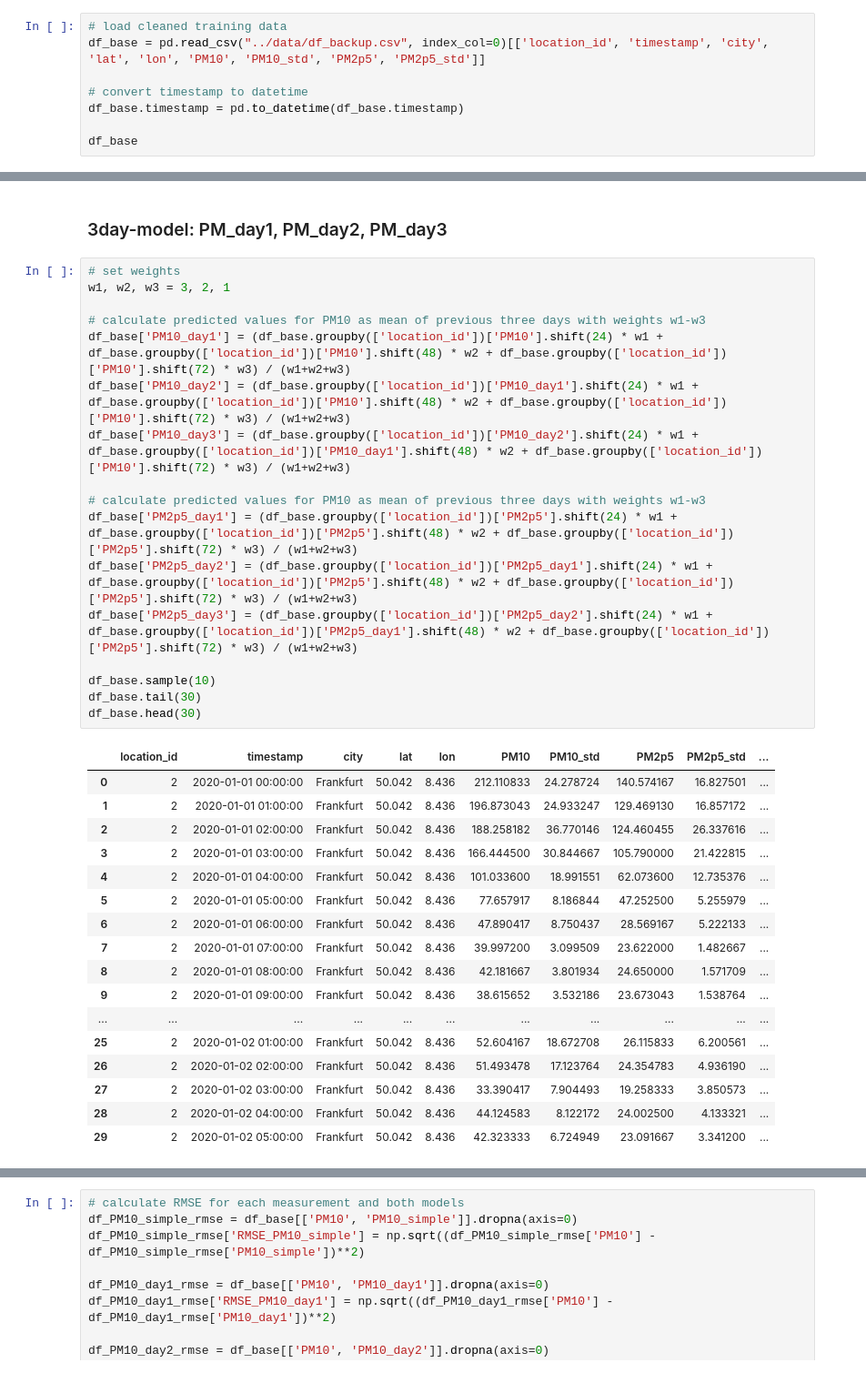
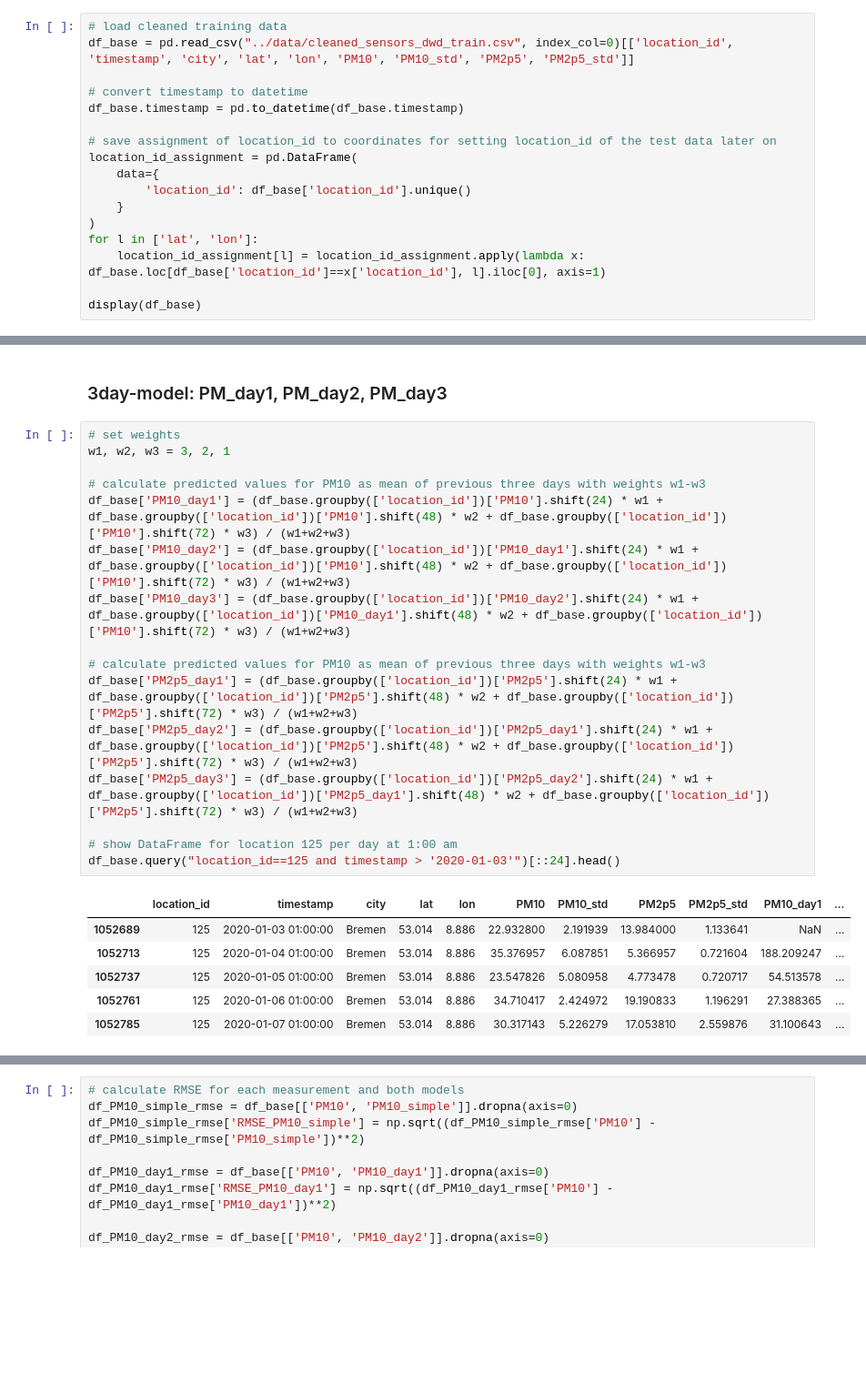
Before and after one commit to j-herbig/air-pollution, a Jupyter notebook: notebooks/baseline.ipynb, the cells around one changed output, grey strips where cells are left out. Shown at 91% size. Saved outputs shown, nothing was run; the diff lists cells and outputs as text; blank space fills up the shorter version.

```diff
--- a/notebooks/baseline.ipynb
+++ b/notebooks/baseline.ipynb
@@ -37,11 +36,20 @@ For testing which baseline model ist best we'll use the whole cleaned training d
 # %%
 # load cleaned training data
-df_base = pd.read_csv("../data/df_backup.csv", index_col=0)[['location_id', 'timestamp', 'city', 'lat', 'lon', 'PM10', 'PM10_std', 'PM2p5', 'PM2p5_std']]
+df_base = pd.read_csv("../data/cleaned_sensors_dwd_train.csv", index_col=0)[['location_id', 'timestamp', 'city', 'lat', 'lon', 'PM10', 'PM10_std', 'PM2p5', 'PM2p5_std']]
 
 # convert timestamp to datetime
 df_base.timestamp = pd.to_datetime(df_base.timestamp)
 
-df_base
+# save assignment of location_id to coordinates for setting location_id of the test data later on
+location_id_assignment = pd.DataFrame(
+    data={
+        'location_id': df_base['location_id'].unique()
+    }
+)
+for l in ['lat', 'lon']:
+    location_id_assignment[l] = location_id_assignment.apply(lambda x: df_base.loc[df_base['location_id']==x['location_id'], l].iloc[0], axis=1)
+
+display(df_base)
 # %% [output]
 |  | location_id | timestamp | city | lat | lon | PM10 | PM10_std | PM2p5 | PM2p5_std |
 | 0 | 2 | 2020-01-01 00:00:00 | Frankfurt | 50.042000 | 8.436000 | 212.110833 | 24.278724 | 140.574167 | 16.827501 |
@@ -67,35 +93,23 @@ df_base['PM10_simple'] = df_base.groupby(['location_id'])['PM10'].shift(24)
 # %%
 # set weights
 w1, w2, w3 = 3, 2, 1
 
 # calculate predicted values for PM10 as mean of previous three days with weights w1-w3
 df_base['PM10_day1'] = (df_base.groupby(['location_id'])['PM10'].shift(24) * w1 + df_base.groupby(['location_id'])['PM10'].shift(48) * w2 + df_base.groupby(['location_id'])['PM10'].shift(72) * w3) / (w1+w2+w3)
 df_base['PM10_day2'] = (df_base.groupby(['location_id'])['PM10_day1'].shift(24) * w1 + df_base.groupby(['location_id'])['PM10'].shift(48) * w2 + df_base.groupby(['location_id'])['PM10'].shift(72) * w3) / (w1+w2+w3)
 df_base['PM10_day3'] = (df_base.groupby(['location_id'])['PM10_day2'].shift(24) * w1 + df_base.groupby(['location_id'])['PM10_day1'].shift(48) * w2 + df_base.groupby(['location_id'])['PM10'].shift(72) * w3) / (w1+w2+w3)
 
 # calculate predicted values for PM10 as mean of previous three days with weights w1-w3
 df_base['PM2p5_day1'] = (df_base.groupby(['location_id'])['PM2p5'].shift(24) * w1 + df_base.groupby(['location_id'])['PM2p5'].shift(48) * w2 + df_base.groupby(['location_id'])['PM2p5'].shift(72) * w3) / (w1+w2+w3)
 df_base['PM2p5_day2'] = (df_base.groupby(['location_id'])['PM2p5_day1'].shift(24) * w1 + df_base.groupby(['location_id'])['PM2p5'].shift(48) * w2 + df_base.groupby(['location_id'])['PM2p5'].shift(72) * w3) / (w1+w2+w3)
 df_base['PM2p5_day3'] = (df_base.groupby(['location_id'])['PM2p5_day2'].shift(24) * w1 + df_base.groupby(['location_id'])['PM2p5_day1'].shift(48) * w2 + df_base.groupby(['location_id'])['PM2p5'].shift(72) * w3) / (w1+w2+w3)
 
-df_base.sample(10)
-df_base.tail(30)
-df_base.head(30)
+# show DataFrame for location 125 per day at 1:00 am
+df_base.query("location_id==125 and timestamp > '2020-01-03'")[::24].head()
 # %% [output]
-|  | location_id | timestamp | city | lat | lon | PM10 | PM10_std | PM2p5 | PM2p5_std | ... |
-| 0 | 2 | 2020-01-01 00:00:00 | Frankfurt | 50.042 | 8.436 | 212.110833 | 24.278724 | 140.574167 | 16.827501 | ... |
-| 1 | 2 | 2020-01-01 01:00:00 | Frankfurt | 50.042 | 8.436 | 196.873043 | 24.933247 | 129.469130 | 16.857172 | ... |
-| 2 | 2 | 2020-01-01 02:00:00 | Frankfurt | 50.042 | 8.436 | 188.258182 | 36.770146 | 124.460455 | 26.337616 | ... |
-| 3 | 2 | 2020-01-01 03:00:00 | Frankfurt | 50.042 | 8.436 | 166.444500 | 30.844667 | 105.790000 | 21.422815 | ... |
-| 4 | 2 | 2020-01-01 04:00:00 | Frankfurt | 50.042 | 8.436 | 101.033600 | 18.991551 | 62.073600 | 12.735376 | ... |
-| 5 | 2 | 2020-01-01 05:00:00 | Frankfurt | 50.042 | 8.436 | 77.657917 | 8.186844 | 47.252500 | 5.255979 | ... |
-| 6 | 2 | 2020-01-01 06:00:00 | Frankfurt | 50.042 | 8.436 | 47.890417 | 8.750437 | 28.569167 | 5.222133 | ... |
-| 7 | 2 | 2020-01-01 07:00:00 | Frankfurt | 50.042 | 8.436 | 39.997200 | 3.099509 | 23.622000 | 1.482667 | ... |
-| 8 | 2 | 2020-01-01 08:00:00 | Frankfurt | 50.042 | 8.436 | 42.181667 | 3.801934 | 24.650000 | 1.571709 | ... |
-| 9 | 2 | 2020-01-01 09:00:00 | Frankfurt | 50.042 | 8.436 | 38.615652 | 3.532186 | 23.673043 | 1.538764 | ... |
-| ... | ... | ... | ... | ... | ... | ... | ... | ... | ... | ... |
-| 25 | 2 | 2020-01-02 01:00:00 | Frankfurt | 50.042 | 8.436 | 52.604167 | 18.672708 | 26.115833 | 6.200561 | ... |
-| 26 | 2 | 2020-01-02 02:00:00 | Frankfurt | 50.042 | 8.436 | 51.493478 | 17.123764 | 24.354783 | 4.936190 | ... |
-| 27 | 2 | 2020-01-02 03:00:00 | Frankfurt | 50.042 | 8.436 | 33.390417 | 7.904493 | 19.258333 | 3.850573 | ... |
-| 28 | 2 | 2020-01-02 04:00:00 | Frankfurt | 50.042 | 8.436 | 44.124583 | 8.122172 | 24.002500 | 4.133321 | ... |
-| 29 | 2 | 2020-01-02 05:00:00 | Frankfurt | 50.042 | 8.436 | 42.323333 | 6.724949 | 23.091667 | 3.341200 | ... |
+|  | location_id | timestamp | city | lat | lon | PM10 | PM10_std | PM2p5 | PM2p5_std | PM10_day1 | ... |
+| 1052689 | 125 | 2020-01-03 01:00:00 | Bremen | 53.014 | 8.886 | 22.932800 | 2.191939 | 13.984000 | 1.133641 | NaN | ... |
+| 1052713 | 125 | 2020-01-04 01:00:00 | Bremen | 53.014 | 8.886 | 35.376957 | 6.087851 | 5.366957 | 0.721604 | 188.209247 | ... |
+| 1052737 | 125 | 2020-01-05 01:00:00 | Bremen | 53.014 | 8.886 | 23.547826 | 5.080958 | 4.773478 | 0.720717 | 54.513578 | ... |
+| 1052761 | 125 | 2020-01-06 01:00:00 | Bremen | 53.014 | 8.886 | 34.710417 | 2.424972 | 19.190833 | 1.196291 | 27.388365 | ... |
+| 1052785 | 125 | 2020-01-07 01:00:00 | Bremen | 53.014 | 8.886 | 30.317143 | 5.226279 | 17.053810 | 2.559876 | 31.100643 | ... |
```
Also changed, not shown: parts of 61 cells of this notebook.
